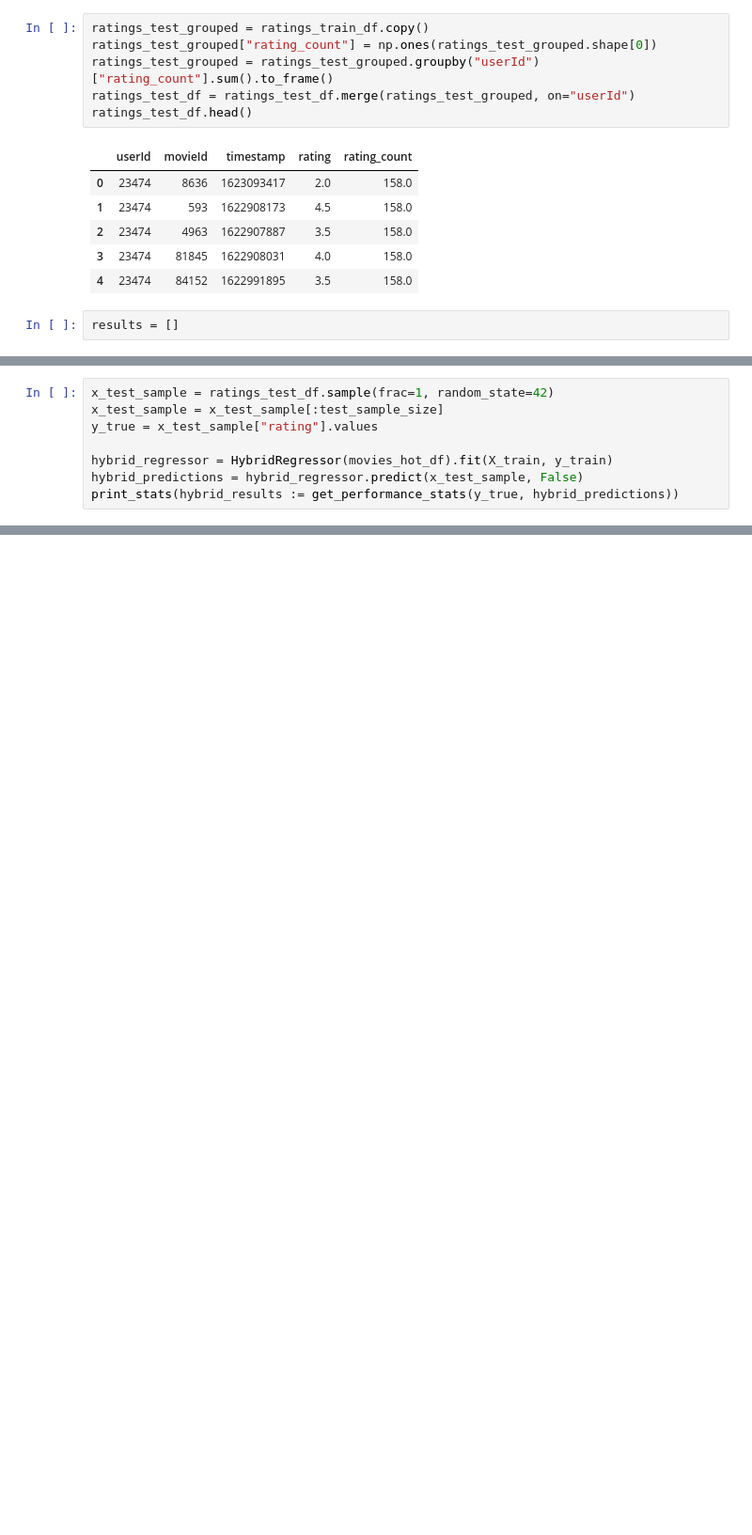
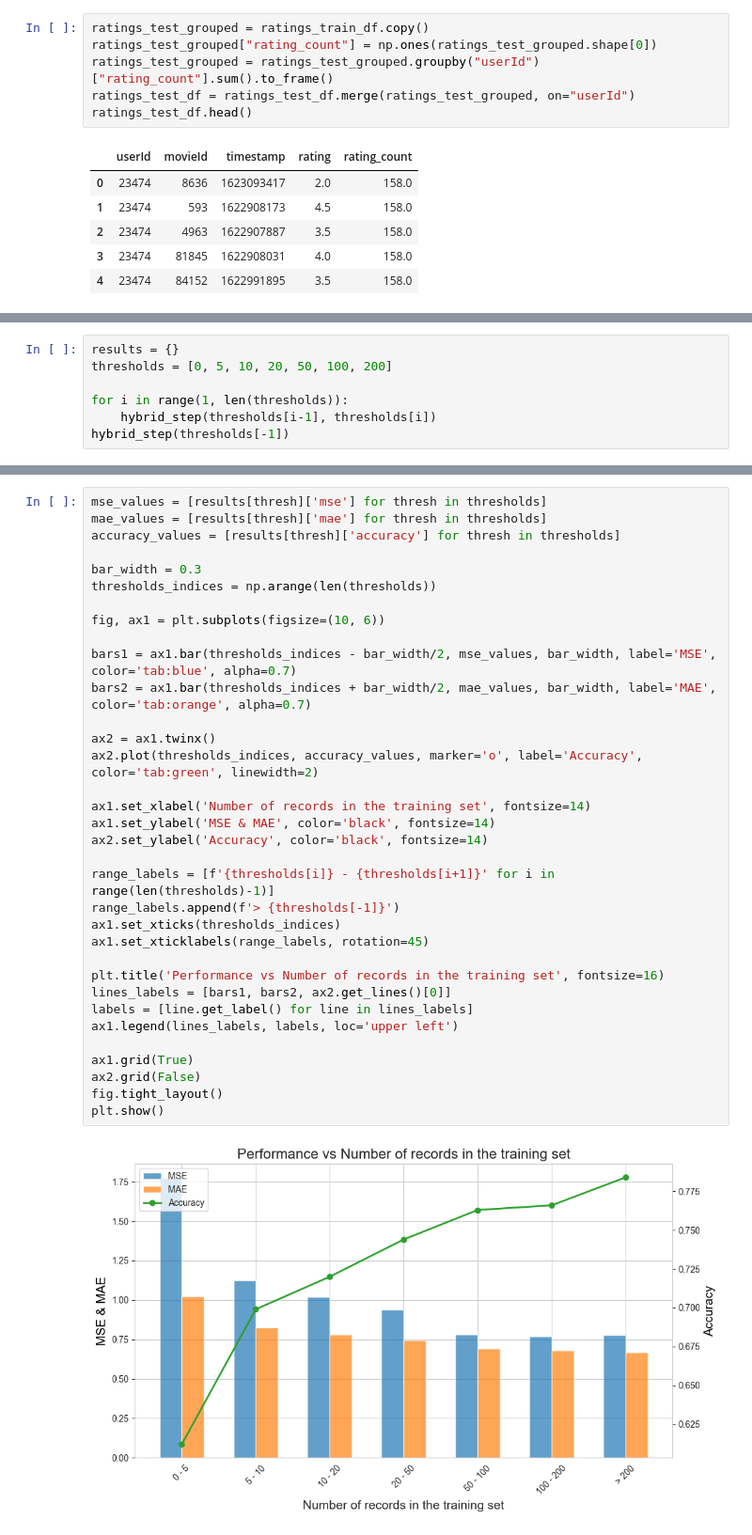
Before and after one commit to vasia-korz/recommendation-system, a Jupyter notebook: analysis.ipynb, the cells around one changed output, grey strips where cells are left out. Shown at 94% size. Cells and saved outputs as stored; diff of their text form; blank space fills up the shorter version.

```diff
--- a/analysis.ipynb
+++ b/analysis.ipynb
@@ -38,5 +47,3 @@ ratings_test_df.head()
 | 2 | 23474 | 4963 | 1622907887 | 3.5 | 158.0 |
 | 3 | 23474 | 81845 | 1622908031 | 4.0 | 158.0 |
 | 4 | 23474 | 84152 | 1622991895 | 3.5 | 158.0 |
-# %%
-results = []
@@ -43,8 +78,7 @@ results = []
 # %%
-x_test_sample = ratings_test_df.sample(frac=1, random_state=42)
-x_test_sample = x_test_sample[:test_sample_size]
-y_true = x_test_sample["rating"].values
+results = {}
+thresholds = [0, 5, 10, 20, 50, 100, 200]
 
-hybrid_regressor = HybridRegressor(movies_hot_df).fit(X_train, y_train)
-hybrid_predictions = hybrid_regressor.predict(x_test_sample, False)
-print_stats(hybrid_results := get_performance_stats(y_true, hybrid_predictions))
+for i in range(1, len(thresholds)):
+    hybrid_step(thresholds[i-1], thresholds[i])
+hybrid_step(thresholds[-1])
@@ -50,0 +88,36 @@ print_stats(hybrid_results := get_performance_stats(y_true, hybrid_predictions))
+# %%
+mse_values = [results[thresh]['mse'] for thresh in thresholds]
+mae_values = [results[thresh]['mae'] for thresh in thresholds]
+accuracy_values = [results[thresh]['accuracy'] for thresh in thresholds]
+
+bar_width = 0.3
+thresholds_indices = np.arange(len(thresholds))
+
+fig, ax1 = plt.subplots(figsize=(10, 6))
+
+bars1 = ax1.bar(thresholds_indices - bar_width/2, mse_values, bar_width, label='MSE', color='tab:blue', alpha=0.7)
+bars2 = ax1.bar(thresholds_indices + bar_width/2, mae_values, bar_width, label='MAE', color='tab:orange', alpha=0.7)
+
+ax2 = ax1.twinx()
+ax2.plot(thresholds_indices, accuracy_values, marker='o', label='Accuracy', color='tab:green', linewidth=2)
+
+ax1.set_xlabel('Number of records in the training set', fontsize=14)
+ax1.set_ylabel('MSE & MAE', color='black', fontsize=14)
+ax2.set_ylabel('Accuracy', color='black', fontsize=14)
+
+range_labels = [f'{thresholds[i]} - {thresholds[i+1]}' for i in range(len(thresholds)-1)]
+range_labels.append(f'> {thresholds[-1]}')
+ax1.set_xticks(thresholds_indices)
+ax1.set_xticklabels(range_labels, rotation=45)
+
+plt.title('Performance vs Number of records in the training set', fontsize=16)
+lines_labels = [bars1, bars2, ax2.get_lines()[0]]
+labels = [line.get_label() for line in lines_labels]
+ax1.legend(lines_labels, labels, loc='upper left')
+
+ax1.grid(True)
+ax2.grid(False)
+fig.tight_layout()
+plt.show()
+# %% [output]
+[figure, added]
```
Also changed, not shown: parts of 16 cells of this notebook, 3 other files.
